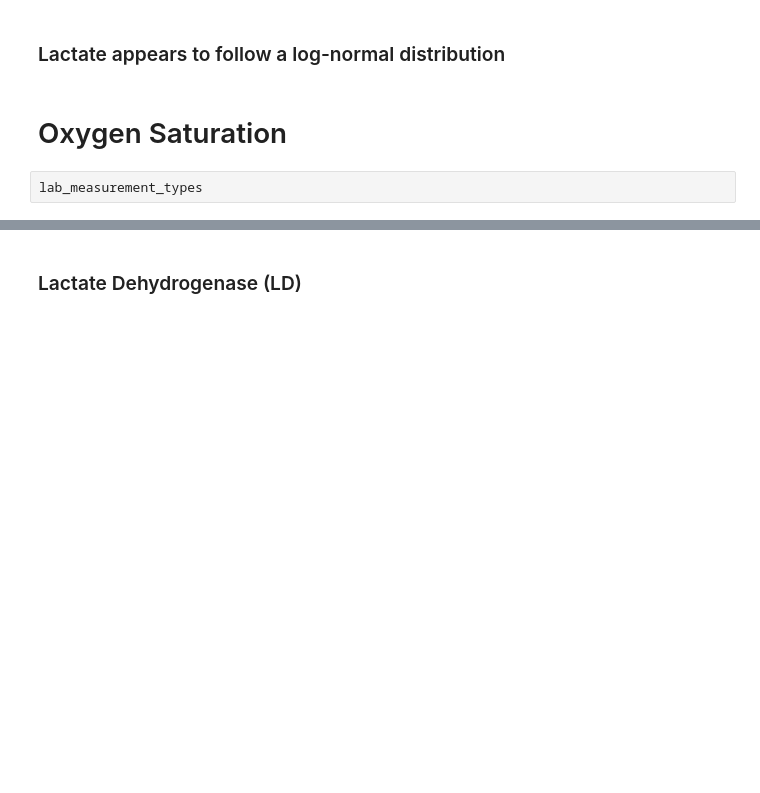
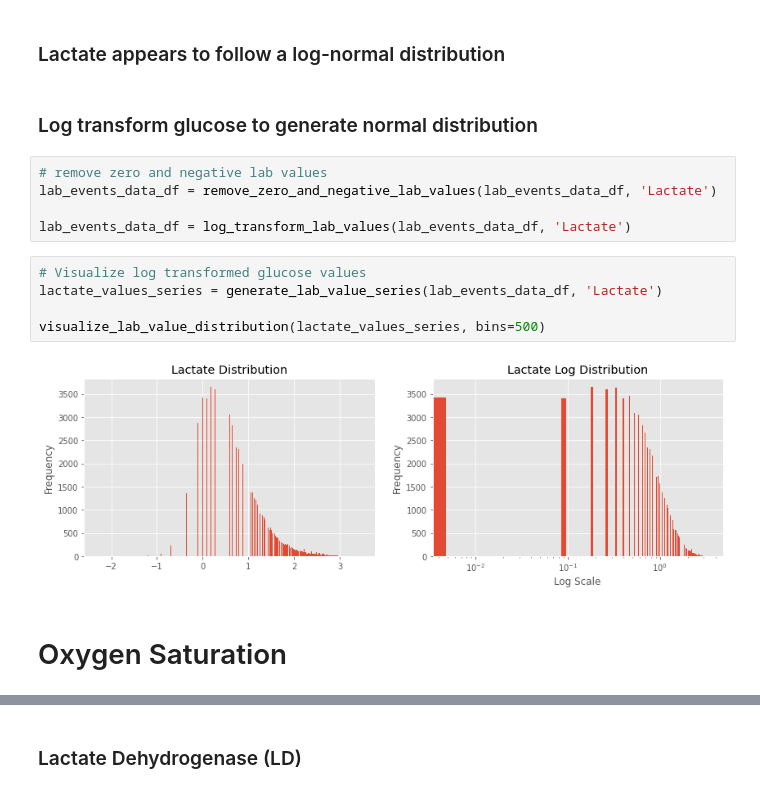
Before and after one commit to RJBeetel3/icu-data-exploration, a Jupyter notebook: icu_mortality_prediction/icu_mortality_prediction/notebooks/LABEVENTS_FIRST24.ipynb, the cells around one changed output, grey strips where cells are left out. Drawn from its saved outputs; the diff is of its cells as text; blank space fills up the shorter version.

```diff
--- a/icu_mortality_prediction/icu_mortality_prediction/notebooks/LABEVENTS_FIRST24.ipynb
+++ b/icu_mortality_prediction/icu_mortality_prediction/notebooks/LABEVENTS_FIRST24.ipynb
@@ -513,9 +415,21 @@ visualize_lab_value_distribution(lactate_values_series)
 # %% [markdown]
 ### Lactate appears to follow a log-normal distribution
+# %% [markdown]
+### Log transform glucose to generate normal distribution
+# %%
+# remove zero and negative lab values
+lab_events_data_df = remove_zero_and_negative_lab_values(lab_events_data_df, 'Lactate')
+
+lab_events_data_df = log_transform_lab_values(lab_events_data_df, 'Lactate')
+# %%
+# Visualize log transformed glucose values
+lactate_values_series = generate_lab_value_series(lab_events_data_df, 'Lactate')
+
+visualize_lab_value_distribution(lactate_values_series, bins=500)
+# %% [output]
+[figure, added]
 # %% [markdown]
 # Oxygen Saturation
-# %%
-lab_measurement_types
 # %%
 # Visualize raw values on normal and log scale
 oxygen_values_series = generate_lab_value_series(lab_events_data_df, 'Oxygen Saturation')
```
Also changed, not shown: parts of 38 cells of this notebook.
